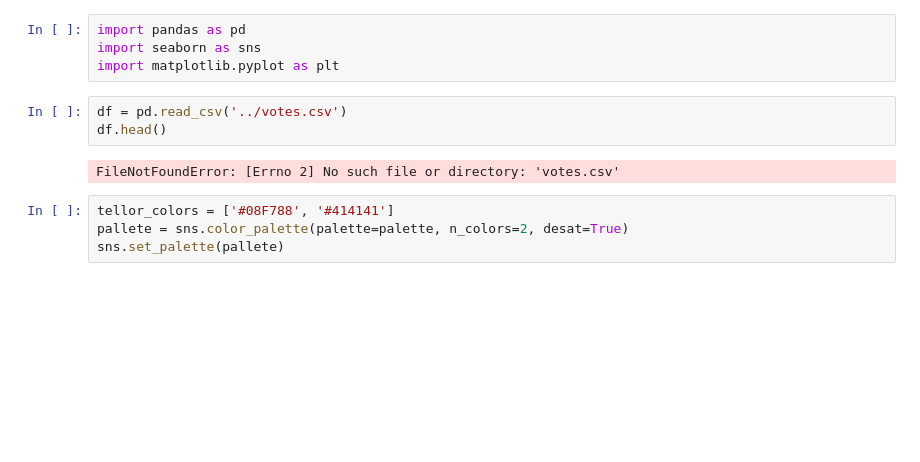
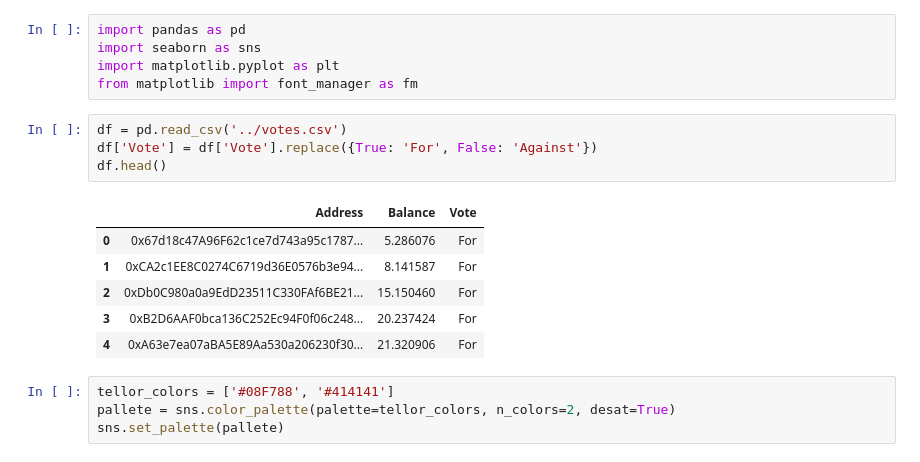
Before and after one commit to tallywiesenberg/TellorTIPScraper, a Jupyter notebook: notebooks/TellorVotesPlots.ipynb, the cells around one changed output. Saved outputs shown, nothing was run; the diff lists cells and outputs as text; blank space fills up the shorter version.

```diff
--- a/notebooks/TellorVotesPlots.ipynb
+++ b/notebooks/TellorVotesPlots.ipynb
@@ -2,12 +2,19 @@
 import pandas as pd
 import seaborn as sns
 import matplotlib.pyplot as plt
+from matplotlib import font_manager as fm
 # %%
 df = pd.read_csv('../votes.csv')
+df['Vote'] = df['Vote'].replace({True: 'For', False: 'Against'})
 df.head()
 # %% [output]
-FileNotFoundError: [Errno 2] No such file or directory: 'votes.csv'
+|  | Address | Balance | Vote |
+| 0 | 0x67d18c47A96F62c1ce7d743a95c1787... | 5.286076 | For |
+| 1 | 0xCA2c1EE8C0274C6719d36E0576b3e94... | 8.141587 | For |
+| 2 | 0xDb0C980a0a9EdD23511C330FAf6BE21... | 15.150460 | For |
+| 3 | 0xB2D6AAF0bca136C252Ec94F0f06c248... | 20.237424 | For |
+| 4 | 0xA63e7ea07aBA5E89Aa530a206230f30... | 21.320906 | For |
 # %%
 tellor_colors = ['#08F788', '#414141']
-pallete = sns.color_palette(palette=palette, n_colors=2, desat=True)
+pallete = sns.color_palette(palette=tellor_colors, n_colors=2, desat=True)
 sns.set_palette(pallete)
```
Also changed, not shown: parts of 5 cells of this notebook, 4 other files.
